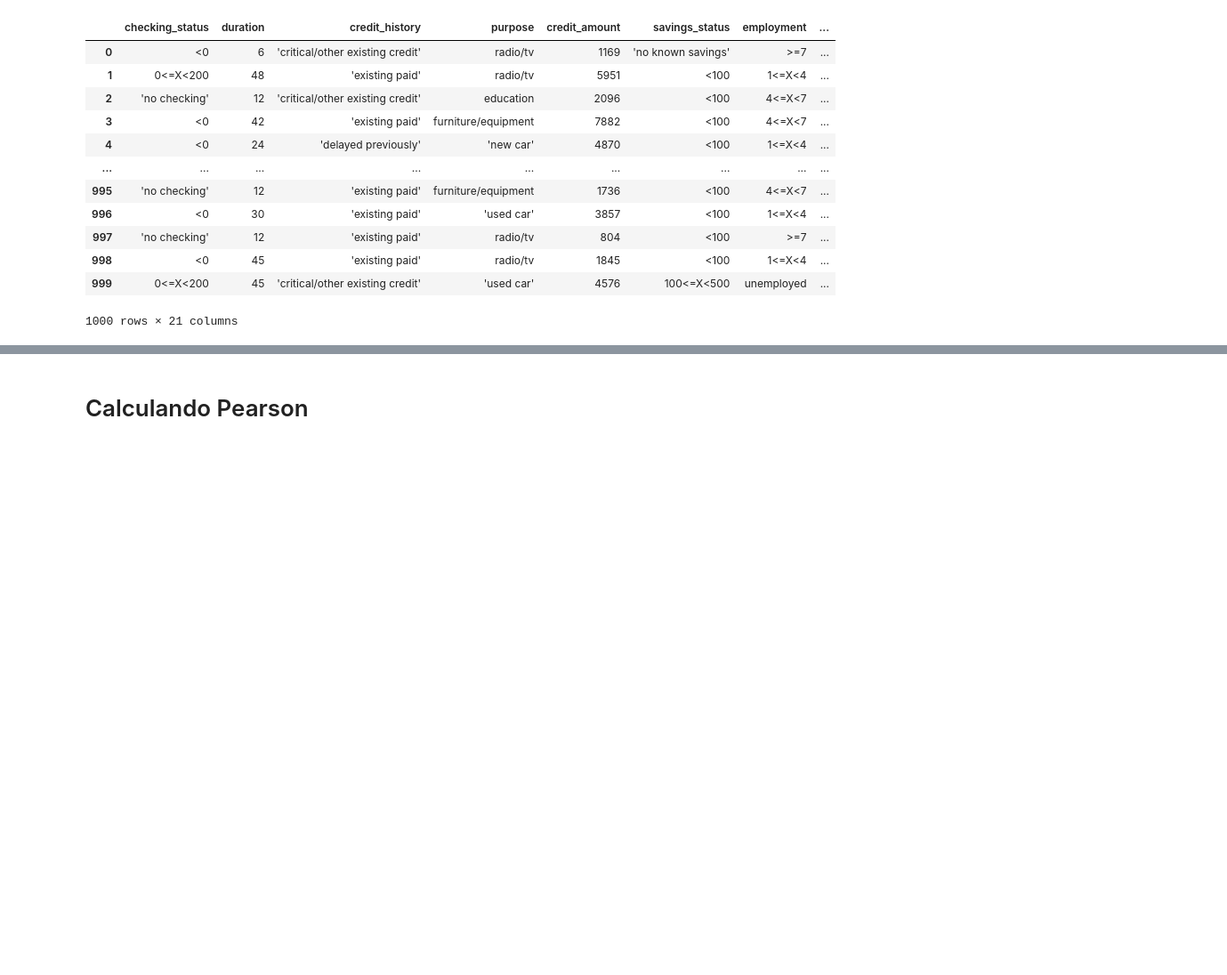
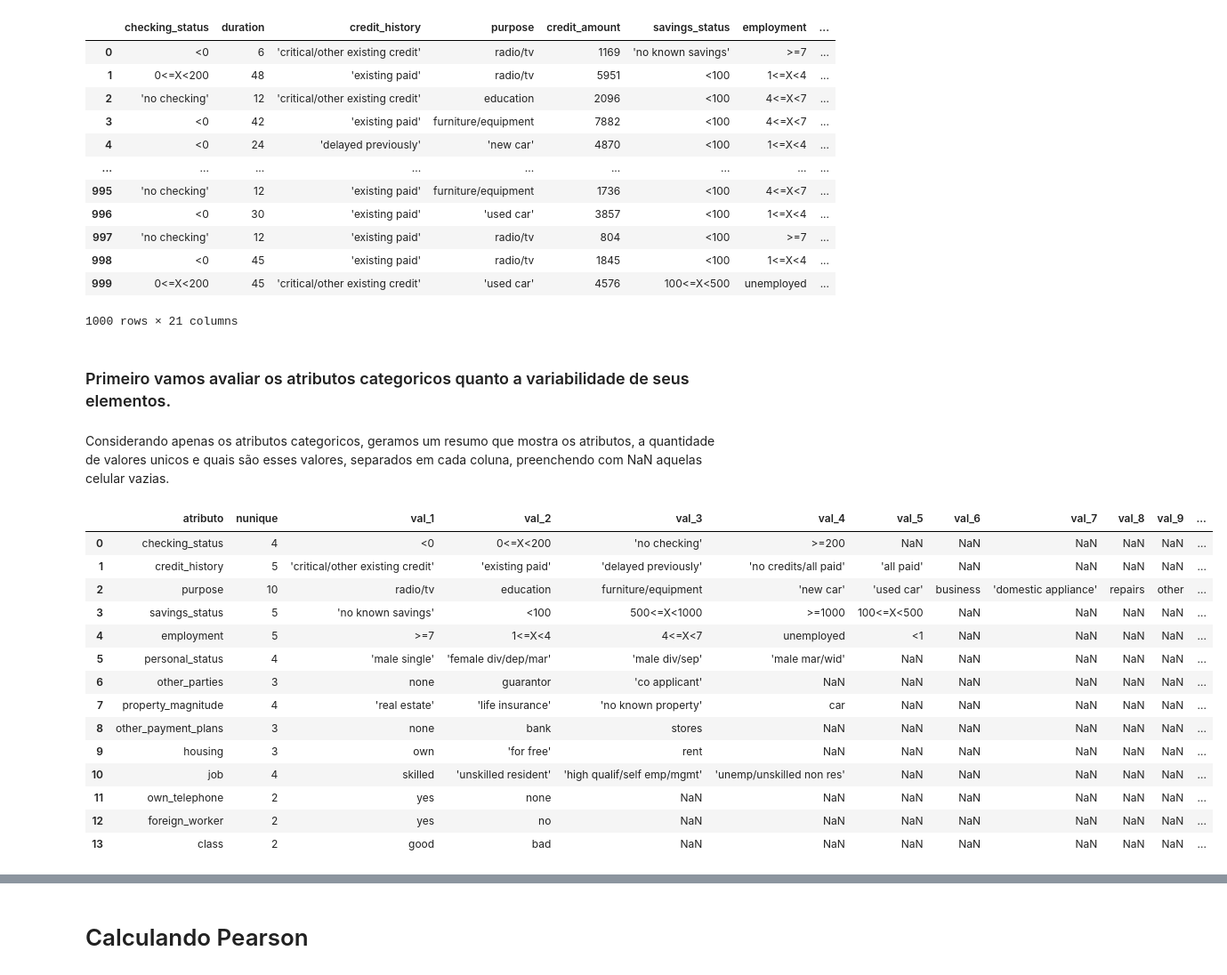
Before and after one commit to gilcesarf/imd3002-202502, a Jupyter notebook: Aula08/exercicio-aula07.ipynb, the cells around one changed output, grey strips where cells are left out. Shown: that part at 89% size. Cells and saved outputs as stored; diff of their text form; code cells hidden in the pictures; blank space fills up the shorter version.

```diff
--- a/Aula08/exercicio-aula07.ipynb
+++ b/Aula08/exercicio-aula07.ipynb
@@ -463,3 +463,52 @@ memory usage: 164.2+ KB
 | 998 | <0 | 45 | 'existing paid' | radio/tv | 1845 | <100 | 1<=X<4 | ... |
 | 999 | 0<=X<200 | 45 | 'critical/other existing credit' | 'used car' | 4576 | 100<=X<500 | unemployed | ... |
 1000 rows × 21 columns
+# %% [markdown]
+### Primeiro vamos avaliar os atributos categoricos quanto a variabilidade de seus elementos.
+# %% [markdown]
+Considerando apenas os atributos categoricos, geramos um resumo que mostra os atributos, a quantidade de valores unicos e quais são esses valores, separados em cada coluna, preenchendo com NaN aquelas celular vazias.
+# %%
+def resumo_objetos(df: pd.DataFrame, max_uniques: int = None) -> pd.DataFrame:
+    """
+    Gera resumo de colunas object: nunique + valores únicos em colunas separadas.
+
+    Parâmetros:
+        df          : DataFrame
+        max_uniques : número máximo de valores únicos para incluir (None = todos)
+
+    Retorna:
+        DataFrame resumo
+    """
+    obj_cols = df.select_dtypes(include=["object"])
+
+    data = []
+    for col in obj_cols.columns:
+        uniques = obj_cols[col].unique().tolist()
+        if max_uniques:
+            uniques = uniques[:max_uniques]
+        row = {"atributo": col, "nunique": len(obj_cols[col].unique())}
+        for i, val in enumerate(uniques, 1):
+            row[f"val_{i}"] = val
+        data.append(row)
+
+    return pd.DataFrame(data)
+
+
+resumo_colunas_categoricas = resumo_objetos( Credit.Dataset )
+resumo_colunas_categoricas
+# %% [output]
+|  | atributo | nunique | val_1 | val_2 | val_3 | val_4 | val_5 | val_6 | val_7 | val_8 | val_9 | ... |
+| 0 | checking_status | 4 | <0 | 0<=X<200 | 'no checking' | >=200 | NaN | NaN | NaN | NaN | NaN | ... |
+| 1 | credit_history | 5 | 'critical/other existing credit' | 'existing paid' | 'delayed previously' | 'no credits/all paid' | 'all paid' | NaN | NaN | NaN | NaN | ... |
+| 2 | purpose | 10 | radio/tv | education | furniture/equipment | 'new car' | 'used car' | business | 'domestic appliance' | repairs | other | ... |
+| 3 | savings_status | 5 | 'no known savings' | <100 | 500<=X<1000 | >=1000 | 100<=X<500 | NaN | NaN | NaN | NaN | ... |
+| 4 | employment | 5 | >=7 | 1<=X<4 | 4<=X<7 | unemployed | <1 | NaN | NaN | NaN | NaN | ... |
+| 5 | personal_status | 4 | 'male single' | 'female div/dep/mar' | 'male div/sep' | 'male mar/wid' | NaN | NaN | NaN | NaN | NaN | ... |
+| 6 | other_parties | 3 | none | guarantor | 'co applicant' | NaN | NaN | NaN | NaN | NaN | NaN | ... |
+| 7 | property_magnitude | 4 | 'real estate' | 'life insurance' | 'no known property' | car | NaN | NaN | NaN | NaN | NaN | ... |
+| 8 | other_payment_plans | 3 | none | bank | stores | NaN | NaN | NaN | NaN | NaN | NaN | ... |
+| 9 | housing | 3 | own | 'for free' | rent | NaN | NaN | NaN | NaN | NaN | NaN | ... |
+| 10 | job | 4 | skilled | 'unskilled resident' | 'high qualif/self emp/mgmt' | 'unemp/unskilled non res' | NaN | NaN | NaN | NaN | NaN | ... |
+| 11 | own_telephone | 2 | yes | none | NaN | NaN | NaN | NaN | NaN | NaN | NaN | ... |
+| 12 | foreign_worker | 2 | yes | no | NaN | NaN | NaN | NaN | NaN | NaN | NaN | ... |
+| 13 | class | 2 | good | bad | NaN | NaN | NaN | NaN | NaN | NaN | NaN | ... |
```
Also changed, not shown: parts of 11 cells of this notebook.
